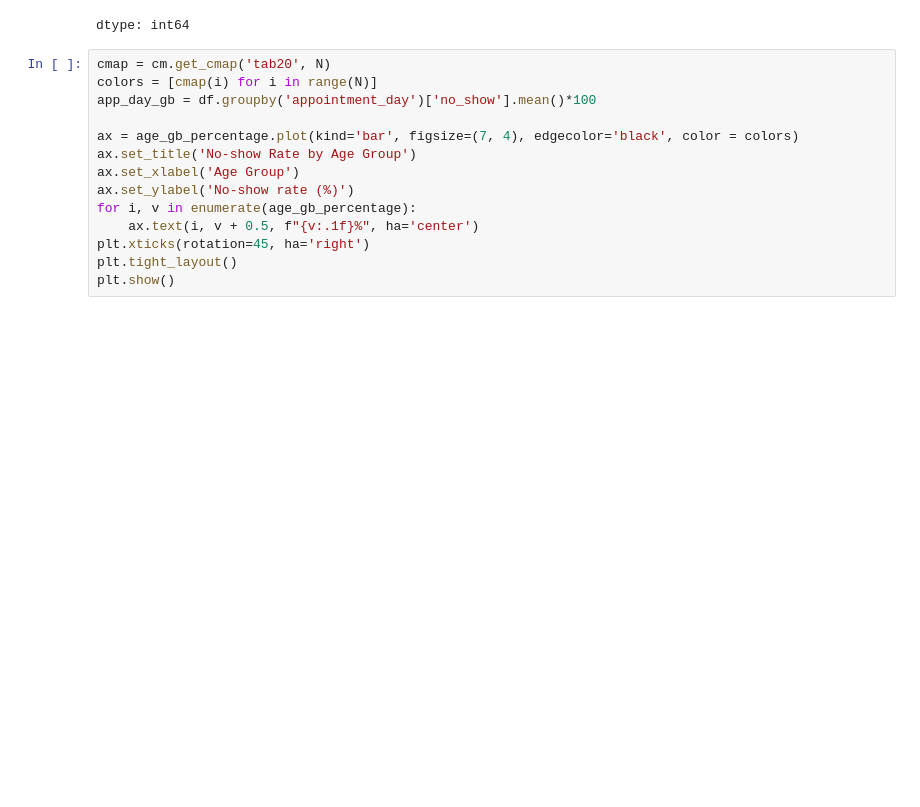
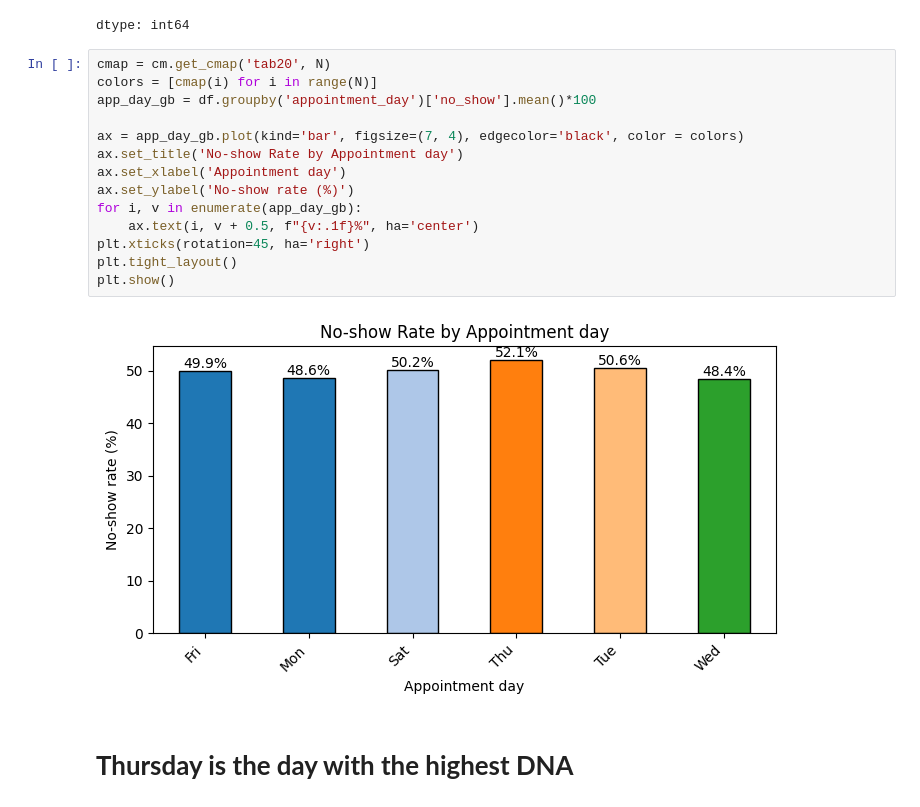
Before and after one commit to IAMLATI/Patient-DNA-Hospital-Appointment, a Jupyter notebook: Patient_Dna.ipynb, the cells around one changed output. Cells and saved outputs as stored; diff of their text form; blank space fills up the shorter version.

```diff
--- a/Patient_Dna.ipynb
+++ b/Patient_Dna.ipynb
@@ -435,14 +435,18 @@ dtype: int64
 # %%
 cmap = cm.get_cmap('tab20', N)
 colors = [cmap(i) for i in range(N)]
 app_day_gb = df.groupby('appointment_day')['no_show'].mean()*100
 
-ax = age_gb_percentage.plot(kind='bar', figsize=(7, 4), edgecolor='black', color = colors)
-ax.set_title('No-show Rate by Age Group')
-ax.set_xlabel('Age Group')
+ax = app_day_gb.plot(kind='bar', figsize=(7, 4), edgecolor='black', color = colors)
+ax.set_title('No-show Rate by Appointment day')
+ax.set_xlabel('Appointment day')
 ax.set_ylabel('No-show rate (%)')
-for i, v in enumerate(age_gb_percentage):
+for i, v in enumerate(app_day_gb):
     ax.text(i, v + 0.5, f"{v:.1f}%", ha='center')
 plt.xticks(rotation=45, ha='right')
 plt.tight_layout()
 plt.show()
+# %% [output]
+[figure, added]
+# %% [markdown]
+# **Thursday is the day with the highest DNA**
```
